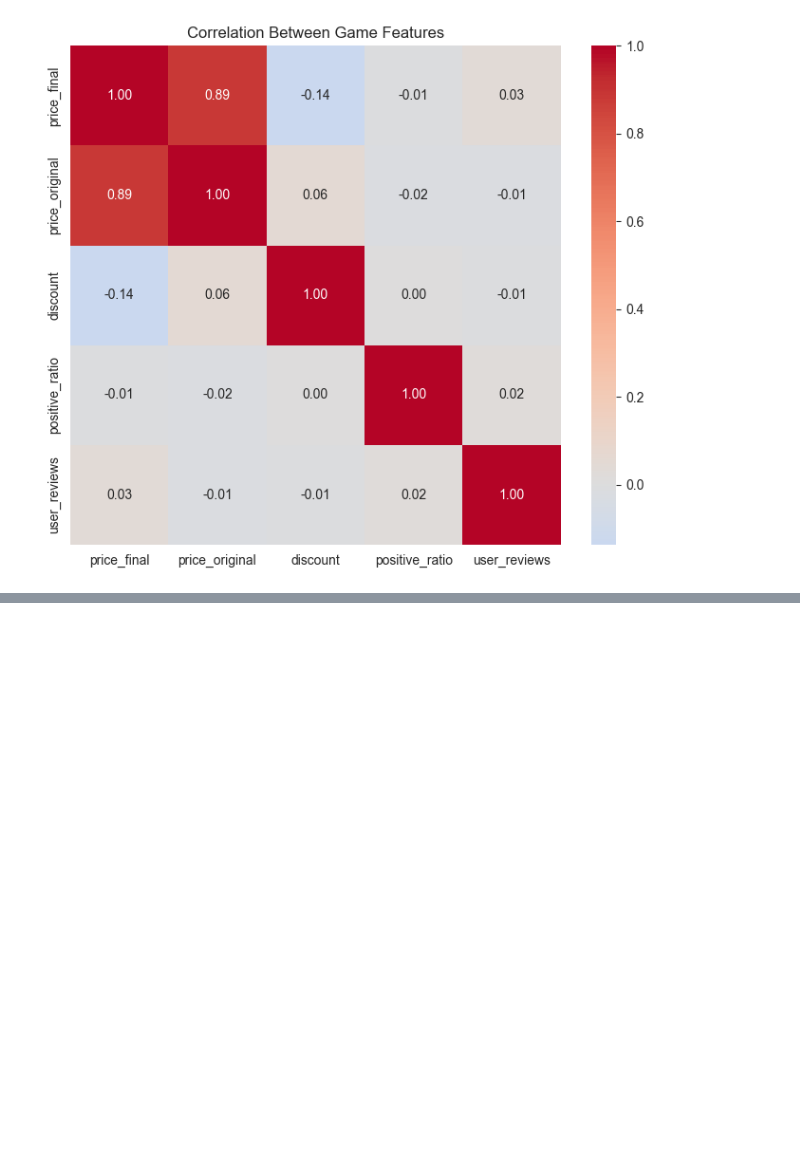
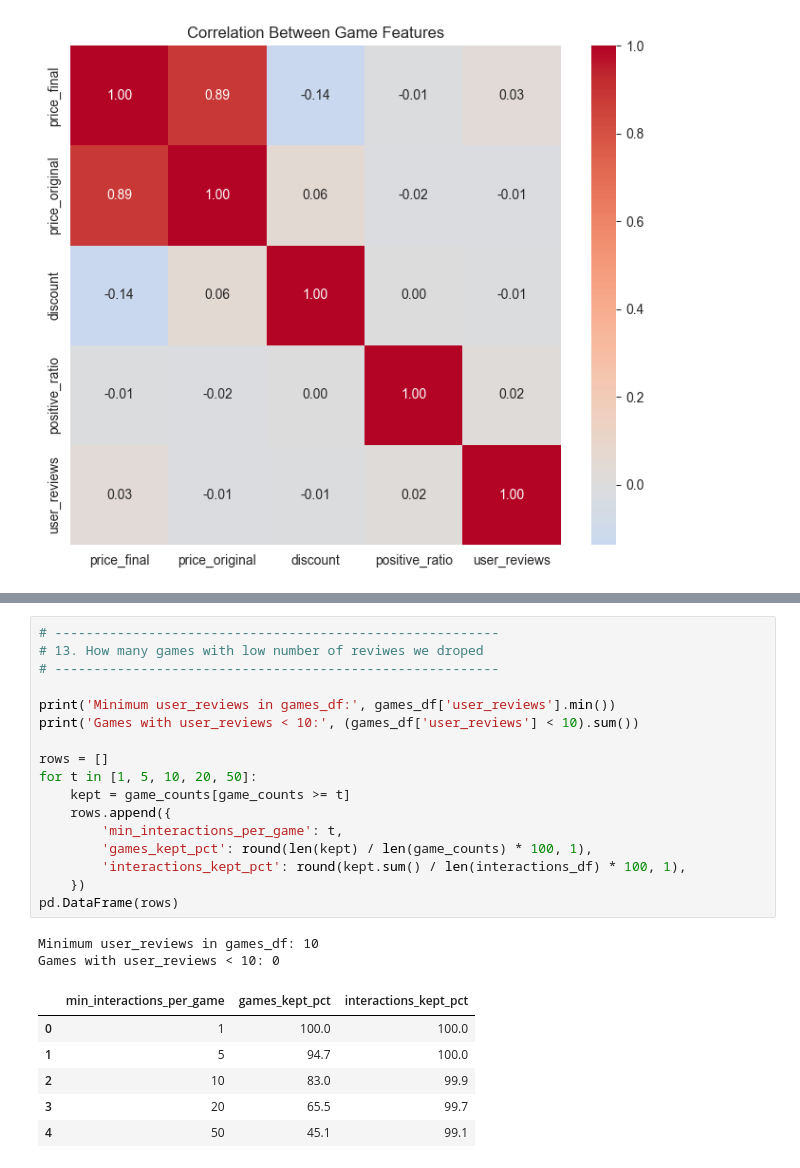
Before and after one commit to AregAyv/Project_recommendations-, a Jupyter notebook: data_eda.ipynb, the cells around one changed output, grey strips where cells are left out. Cells and saved outputs as stored; diff of their text form; blank space fills up the shorter version.

```diff
--- a/data_eda.ipynb
+++ b/data_eda.ipynb
@@ -294,0 +366,26 @@ plt.show()
+# %%
+# ---------------------------------------------------------
+# 13. How many games with low number of reviwes we droped
+# ---------------------------------------------------------
+
+print('Minimum user_reviews in games_df:', games_df['user_reviews'].min())
+print('Games with user_reviews < 10:', (games_df['user_reviews'] < 10).sum())
+
+rows = []
+for t in [1, 5, 10, 20, 50]:
+    kept = game_counts[game_counts >= t]
+    rows.append({
+        'min_interactions_per_game': t,
+        'games_kept_pct': round(len(kept) / len(game_counts) * 100, 1),
+        'interactions_kept_pct': round(kept.sum() / len(interactions_df) * 100, 1),
+    })
+pd.DataFrame(rows)
+# %% [output]
+Minimum user_reviews in games_df: 10
+Games with user_reviews < 10: 0
+|  | min_interactions_per_game | games_kept_pct | interactions_kept_pct |
+| 0 | 1 | 100.0 | 100.0 |
+| 1 | 5 | 94.7 | 100.0 |
+| 2 | 10 | 83.0 | 99.9 |
+| 3 | 20 | 65.5 | 99.7 |
+| 4 | 50 | 45.1 | 99.1 |
```
Also changed, not shown: parts of 7 cells of this notebook.
